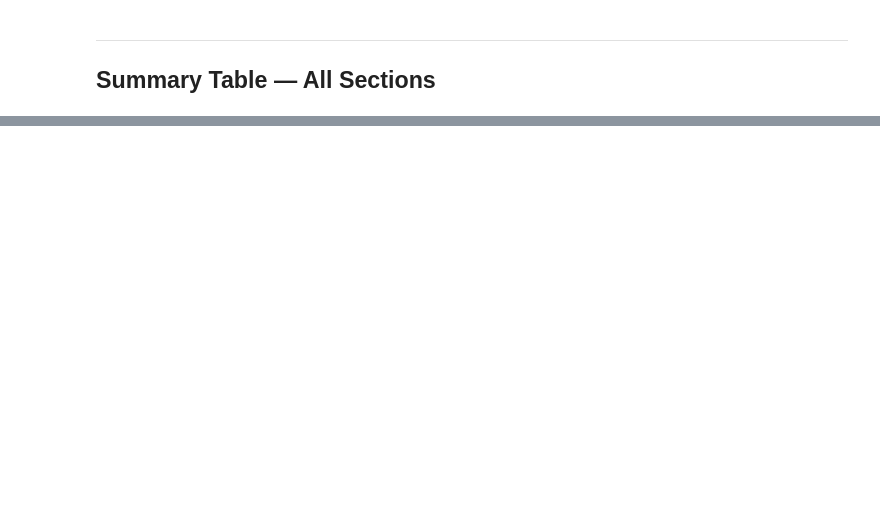
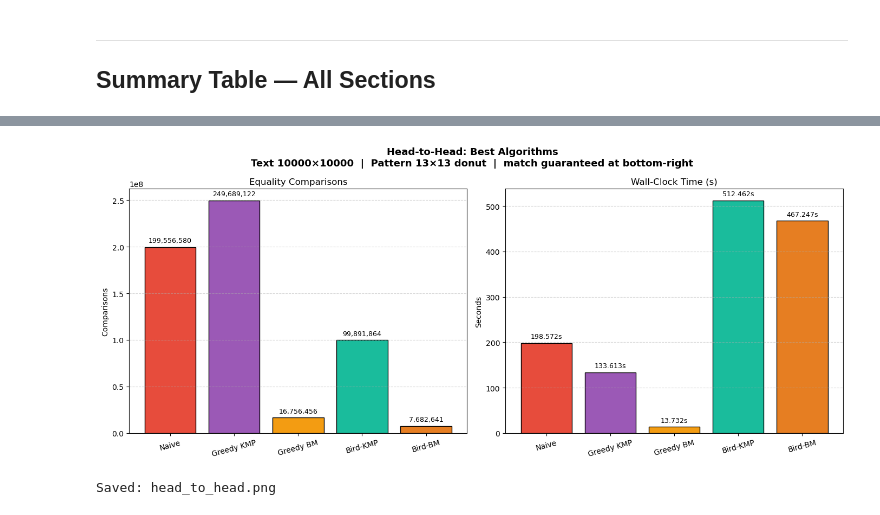
Before and after one commit to marcusaurelys/master_searcher, a Jupyter notebook: testing_notebook.ipynb, the cells around one changed output, grey strips where cells are left out. Drawn from its saved outputs; the diff is of its cells as text; code cells hidden in the pictures; blank space fills up the shorter version.

```diff
--- a/testing_notebook.ipynb
+++ b/testing_notebook.ipynb
@@ -472,0 +638,75 @@ print('Saved: summary_all_sections.png')
+# %%
+# ── Final Cell: Head-to-Head on Maximum Input ──────────────────────────────
+# Algorithms: Naive, Greedy-BM, Greedy-KMP, Bird-BM, Bird-KMP
+# Text: 10000×10000 donut  |  Pattern: 25×25 donut, guaranteed at bottom-right
+
+BEST_ALGOS = {
+    'Naive':      naive_search,
+    'Greedy KMP': greedy_kmp_search,
+    'Greedy BM':  greedy_bm_search,
+    'Bird-KMP':   bird_kmp,
+    'Bird-BM':    bird_bm,
+}
+
+BEST_COLORS = {
+    'Naive':      '#e74c3c',
+    'Greedy KMP': '#9b59b6',
+    'Greedy BM':  '#f39c12',
+    'Bird-KMP':   '#1abc9c',
+    'Bird-BM':    '#e67e22',
+}
+
+TEXT_N    = 10_000
+PAT_N     = 13
+
+# Build text: donut base, then stamp the 25×25 donut pattern at bottom-right
+big_text    = make_random_pattern(TEXT_N, np.random.default_rng(2)).astype(np.int8)
+big_pattern = make_donut(PAT_N).astype(np.int8)
+big_text[-PAT_N:, -PAT_N:] = big_pattern          # guarantee a match
+
+print(f'Text shape   : {big_text.shape}')
+print(f'Pattern shape: {big_pattern.shape}')
+print(f'Guaranteed match at: ({TEXT_N - PAT_N}, {TEXT_N - PAT_N})')
+print()
+
+head_to_head_rows = []
+
+for name, fn in BEST_ALGOS.items():
+    print(f'Running {name}...', end=' ', flush=True)
+    t0   = time.perf_counter()
+    comp, pos = fn(big_text.copy(), big_pattern.copy())
+    wall = time.perf_counter() - t0
+    head_to_head_rows.append({'algorithm': name, 'comparisons': comp,
+                              'match': pos, 'wall_sec': round(wall, 4)})
+    print(f'comps={comp:,}  match={pos}  ({wall:.3f}s)')
+
+df_h2h = pd.DataFrame(head_to_head_rows)
+df_h2h.to_csv('results_head_to_head.csv', index=False)
+print('\nSaved: results_head_to_head.csv')
+
+fig, axes = plt.subplots(1, 2, figsize=(14, 6))
+fig.suptitle(f'Head-to-Head: Best Algorithms\nText {TEXT_N}×{TEXT_N}  |  Pattern {PAT_N}×{PAT_N} donut  |  match guaranteed at bottom-right',
+             fontsize=13, fontweight='bold')
+
+# Comparisons bar
+colors = [BEST_COLORS[a] for a in df_h2h['algorithm']]
+bars = axes[0].bar(df_h2h['algorithm'], df_h2h['comparisons'], color=colors, edgecolor='black')
+axes[0].set_title('Equality Comparisons', fontsize=12)
+axes[0].set_ylabel('Comparisons')
+axes[0].bar_label(bars, fmt=lambda v: f'{int(v):,}', padding=4, fontsize=9)
+axes[0].grid(axis='y', linestyle='--', alpha=0.5)
+axes[0].tick_params(axis='x', rotation=15)
+
+# Wall-clock bar
+bars2 = axes[1].bar(df_h2h['algorithm'], df_h2h['wall_sec'], color=colors, edgecolor='black')
+axes[1].set_title('Wall-Clock Time (s)', fontsize=12)
+axes[1].set_ylabel('Seconds')
+axes[1].bar_label(bars2, fmt=lambda v: f'{v:.3f}s', padding=4, fontsize=9)
+axes[1].grid(axis='y', linestyle='--', alpha=0.5)
+axes[1].tick_params(axis='x', rotation=15)
+
+plt.tight_layout()
+plt.savefig('head_to_head.png', dpi=150)
+plt.show()
+print('Saved: head_to_head.png')
+# %% [output]
@@ -472,0 +724,2 @@ print('Saved: summary_all_sections.png')
+[figure, added]
+Saved: head_to_head.png
```
Also changed, not shown: parts of 20 cells of this notebook, 17 other files.
